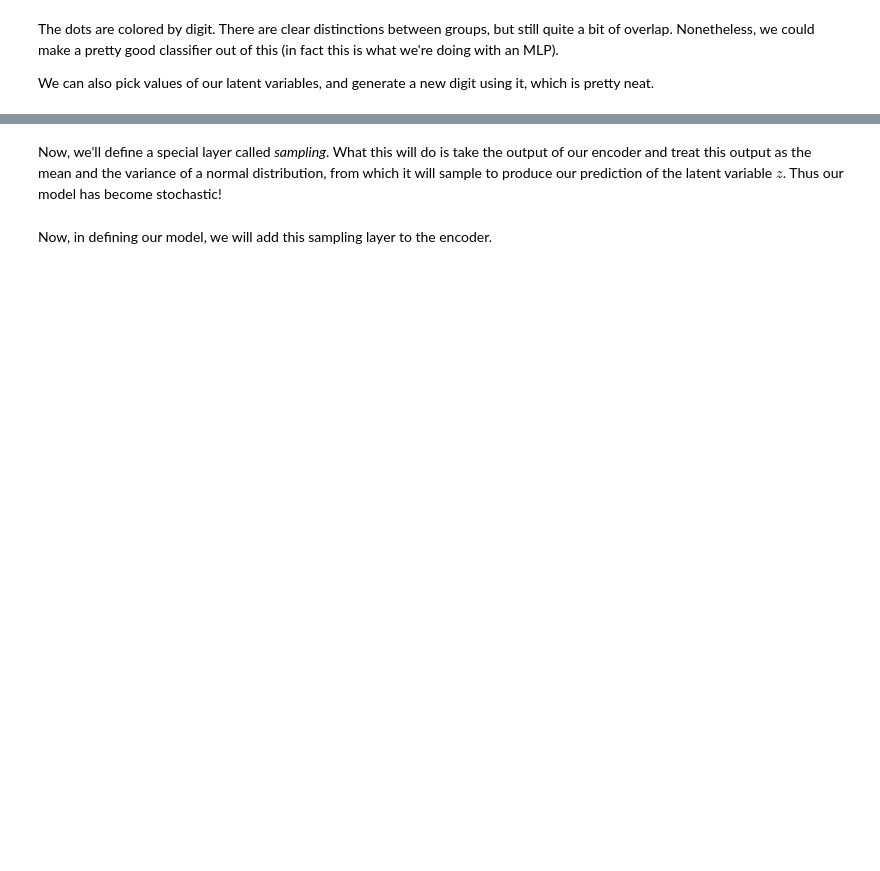
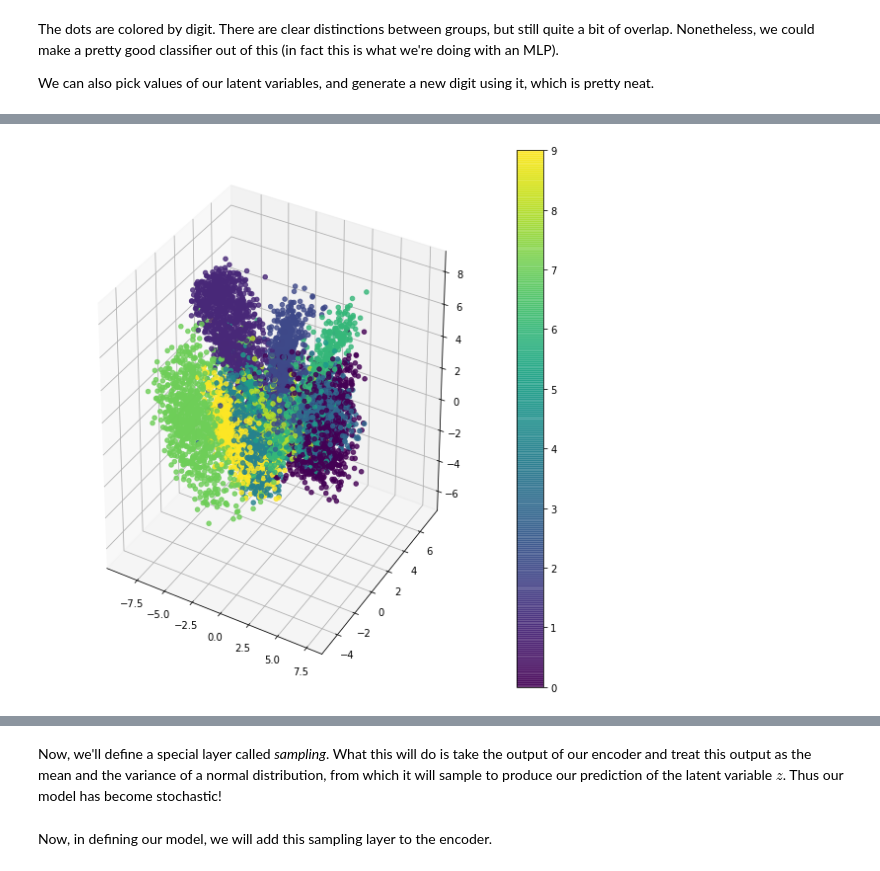
Before and after one commit to UMT-CS447-547-Fall-2018/Lecture_Notes, a Jupyter notebook: 18_variational_autoencoders.ipynb, the cells around one changed output, grey strips where cells are left out. Cells and saved outputs as stored; diff of their text form; code cells hidden in the pictures; blank space fills up the shorter version.

```diff
--- a/18_variational_autoencoders.ipynb
+++ b/18_variational_autoencoders.ipynb
@@ -184,0 +269,12 @@ Our import statements as before:
+# %%
+from mpl_toolkits.mplot3d import Axes3D
+
+z_intermediate = encoder.predict(x_test)
+fig = plt.figure()
+fig.set_size_inches(10,10)
+ax = fig.add_subplot(111, projection='3d')
+p = ax.scatter(z_intermediate[:,0],z_intermediate[:,1],z_intermediate[:,2],c=y_test,alpha=0.8)
+fig.colorbar(p)
+plt.show()
+# %% [output]
+[figure, added]
```
Also changed, not shown: parts of 36 cells of this notebook, 1 other file.
